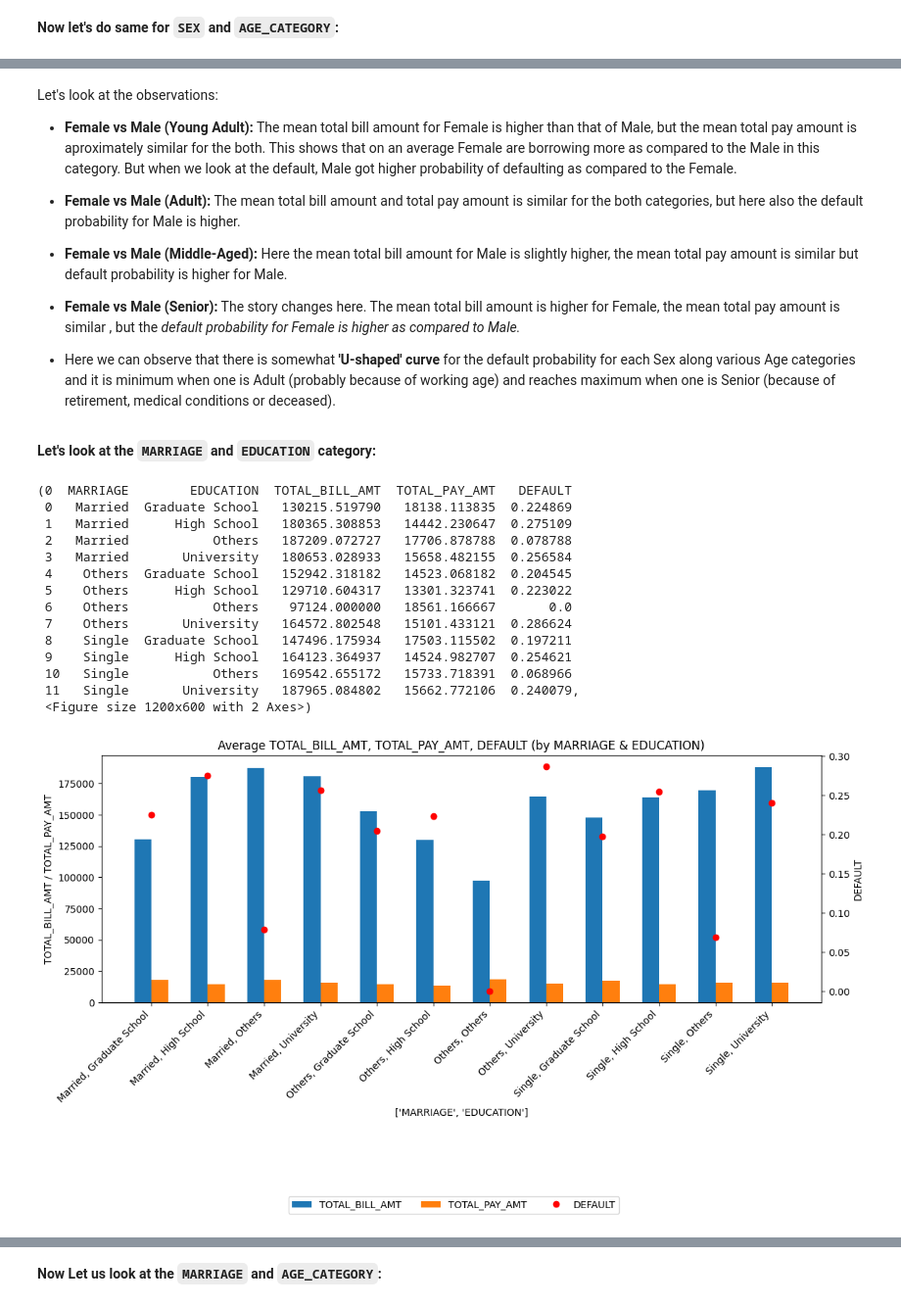
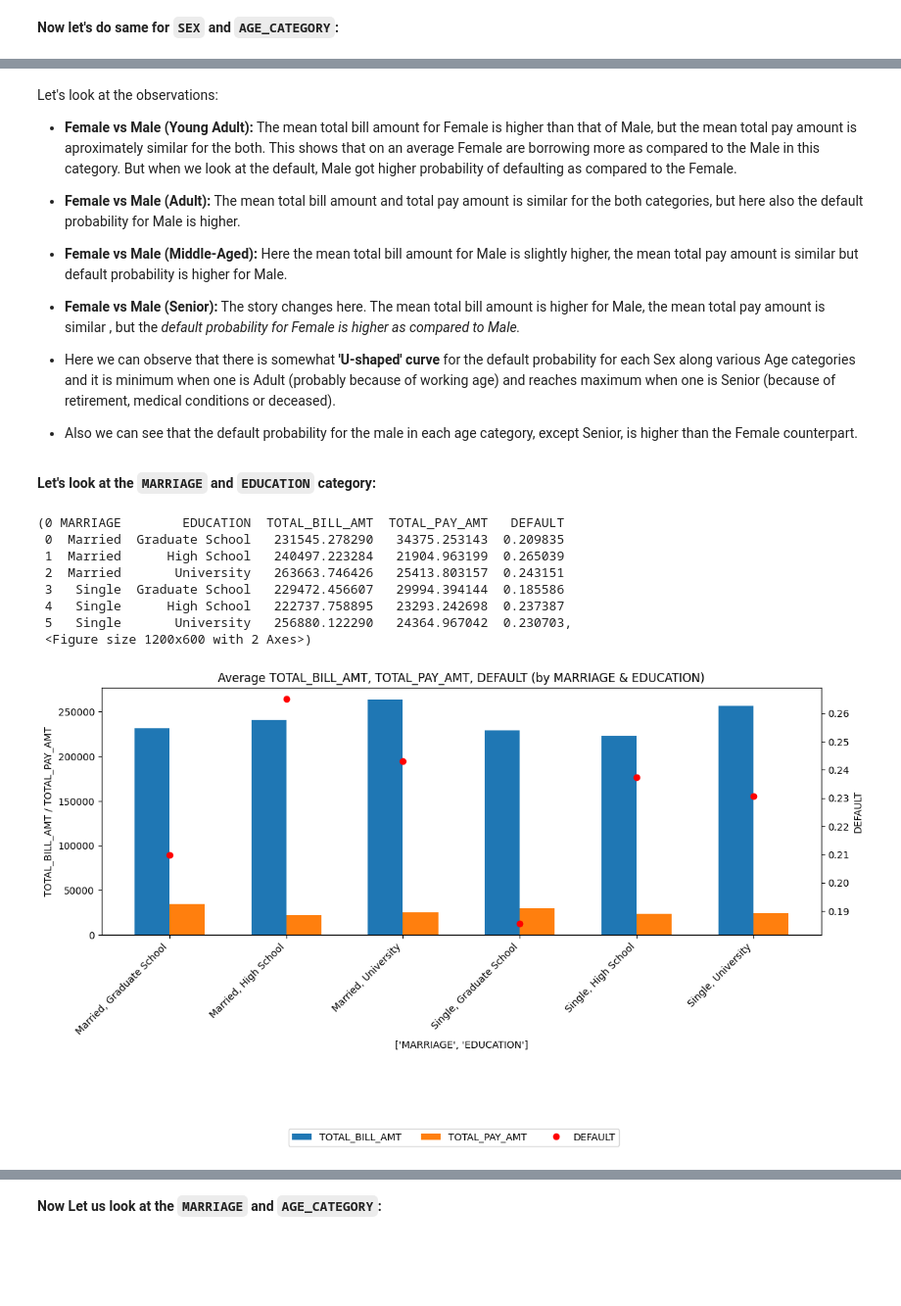
Before and after one commit to utkarsh-284/Credit-Default-Risk, a Jupyter notebook: Credit_Default_Prediction.ipynb, the cells around one changed output, grey strips where cells are left out. Shown at 98% size. Saved outputs shown, nothing was run; the diff lists cells and outputs as text; code cells hidden in the pictures; blank space fills up the shorter version.

```diff
--- a/Credit_Default_Prediction.ipynb
+++ b/Credit_Default_Prediction.ipynb
@@ -221,0 +273,5 @@ plt.tight_layout()
+# %%
+p = 0.99
+upper = df3['TOTAL_PAY_AMT'].quantile(p)
+df3 = df3[df3['TOTAL_PAY_AMT'] <= upper]
+df3.shape
@@ -323,31 +349,0 @@ pay_amt_1 = df2[df2['DEFAULT'] == 1]['TOTAL_PAY_AMT']
-# %%
-fig, axes = plt.subplots(2, 2, figsize=(10, 10))
-
-sm.qqplot(bill_amt_0, line='45', fit=True, label='Default = 0', ax=axes[0, 0])
-axes[0, 0].set_title('Q-Q Plot for TOTAL_BILL_AMT (Default = 0)')
-axes[0, 0].set_xlabel('Theoretical Quantiles')
-axes[0, 0].set_ylabel('Sample Quantiles')
-axes[0, 0].legend()
-
-
-sm.qqplot(bill_amt_1, line='45', fit=True, label='Default = 1', ax=axes[0, 1])
-axes[0, 1].set_title('Q-Q Plot for TOTAL_BILL_AMT (Default = 1)')
-axes[0, 1].set_xlabel('Theoretical Quantiles')
-axes[0, 1].set_ylabel('Sample Quantiles')
-axes[0, 1].legend()
-
-
-sm.qqplot(pay_amt_0, line='45', fit=True, label='Default = 0', ax=axes[1, 0])
-axes[1, 0].set_title('Q-Q Plot for TOTAL_PAY_AMT (Default = 0)')
-axes[1, 0].set_xlabel('Theoretical Quantiles')
-axes[1, 0].set_ylabel('Sample Quantiles')
-axes[1, 0].legend()
-
-sm.qqplot(pay_amt_1, line='45', fit=True, label='Default = 1', ax=axes[1, 1])
-axes[1, 1].set_title('Q-Q Plot for TOTAL_PAY_AMT (Default = 1)')
-axes[1, 1].set_xlabel('Theoretical Quantiles')
-axes[1, 1].set_ylabel('Sample Quantiles')
-axes[1, 1].legend()
-
-
-plt.tight_layout()
@@ -365,9 +359,9 @@ bins = [0, 25, 35, 60, float('inf')]  # Define age ranges
 labels = ['Young Adult', 'Adult', 'Middle-Aged', 'Senior']
 
 # Create a new column 'Age_Category' based on age
-df2.loc[:, 'AGE_CATEGORY'] = pd.cut(df2['AGE'], bins=bins, labels=labels,
+df3.loc[:, 'AGE_CATEGORY'] = pd.cut(df3['AGE'], bins=bins, labels=labels,
                                     right=False)
-df2.head()
+df3.head()
 # %% [output]
 |  | ID | LIMIT_BAL | SEX | EDUCATION | MARRIAGE | AGE | PAY_0 | PAY_2 | PAY_3 | PAY_4 | ... |
 | 1 | 1 | 20000 | Female | University | Married | 24 | 2 | 2 | -1 | -1 | ... |
@@ -537,31 +527,26 @@ Let's look at the observations:
 * **Female vs Male (Young Adult):** The mean total bill amount for Female is higher than that of Male, but the mean total pay amount is aproximately similar for the both. This shows that on an average Female are borrowing more as compared to the Male in this category. But when we look at the default, Male got higher probability of defaulting as compared to the Female.
 * **Female vs Male (Adult):** The mean total bill amount and total pay amount is similar for the both categories, but here also the default probability for Male is higher.
 * **Female vs Male (Middle-Aged):** Here the mean total bill amount for Male is slightly higher, the mean total pay amount is similar but default probability is higher for Male.
-* **Female vs Male (Senior):** The story changes here. The mean total bill amount is higher for Female, the mean total pay amount is similar , but the *default probability for Female is higher as compared to Male.*
+* **Female vs Male (Senior):** The story changes here. The mean total bill amount is higher for Male, the mean total pay amount is similar , but the *default probability for Female is higher as compared to Male.*
 
 
 * Here we can observe that there is somewhat **'U-shaped' curve** for the default probability for each Sex along various Age categories and it is minimum when one is Adult (probably because of working age) and reaches maximum when one is Senior (because of retirement, medical conditions or deceased).
+* Also we can see that the default probability for the male in each age category, except Senior, is higher than the Female counterpart.
 # %% [markdown]
 **Let's look at the `MARRIAGE` and `EDUCATION` category:**
 # %%
-plot_grouped_data(df2, ["MARRIAGE", "EDUCATION"],
+plot_grouped_data(df3, ["MARRIAGE", "EDUCATION"],
                   ["TOTAL_BILL_AMT", "TOTAL_PAY_AMT", "DEFAULT"])
 # %% [output]
-(0  MARRIAGE        EDUCATION  TOTAL_BILL_AMT  TOTAL_PAY_AMT   DEFAULT
- 0   Married  Graduate School   130215.519790   18138.113835  0.224869
- 1   Married      High School   180365.308853   14442.230647  0.275109
- 2   Married           Others   187209.072727   17706.878788  0.078788
- 3   Married       University   180653.028933   15658.482155  0.256584
- 4    Others  Graduate School   152942.318182   14523.068182  0.204545
- 5    Others      High School   129710.604317   13301.323741  0.223022
- 6    Others           Others    97124.000000   18561.166667       0.0
- 7    Others       University   164572.802548   15101.433121  0.286624
- 8    Single  Graduate School   147496.175934   17503.115502  0.197211
- 9    Single      High School   164123.364937   14524.982707  0.254621
- 10   Single           Others   169542.655172   15733.718391  0.068966
- 11   Single       University   187965.084802   15662.772106  0.240079,
+(0 MARRIAGE        EDUCATION  TOTAL_BILL_AMT  TOTAL_PAY_AMT   DEFAULT
+ 0  Married  Graduate School   231545.278290   34375.253143  0.209835
+ 1  Married      High School   240497.223284   21904.963199  0.265039
+ 2  Married       University   263663.746426   25413.803157  0.243151
+ 3   Single  Graduate School   229472.456607   29994.394144  0.185586
+ 4   Single      High School   222737.758895   23293.242698  0.237387
+ 5   Single       University   256880.122290   24364.967042  0.230703,
  <Figure size 1200x600 with 2 Axes>)
-[figure, old version]
+[figure, new version]
 # %% [markdown]
 Let's look at the observations:
 * **Married vs Single (High School):** The average total bill amount and default probability, both is higher for Married individual, where as the average total pay amount is similar for both.
```
Also changed, not shown: parts of 71 cells of this notebook.
